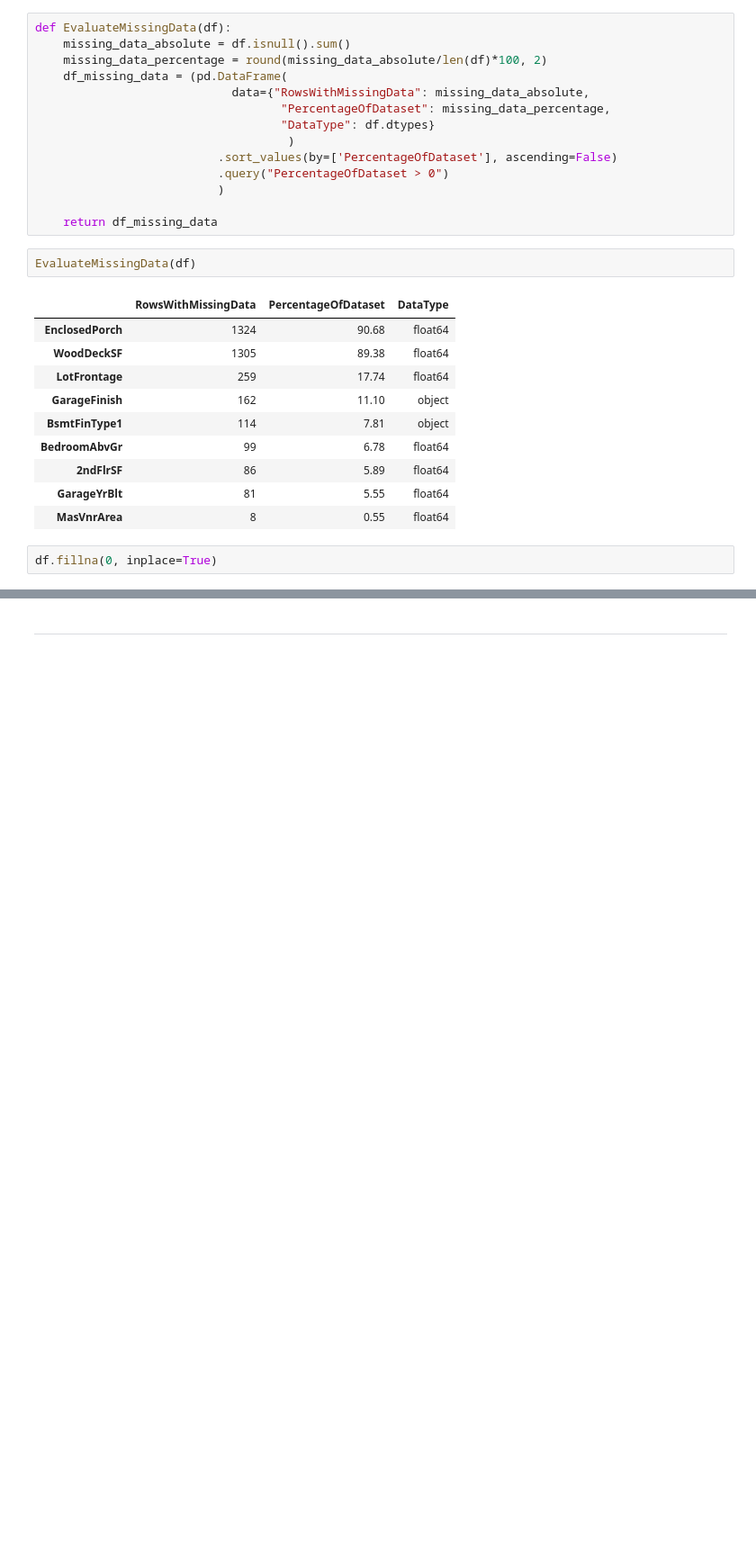
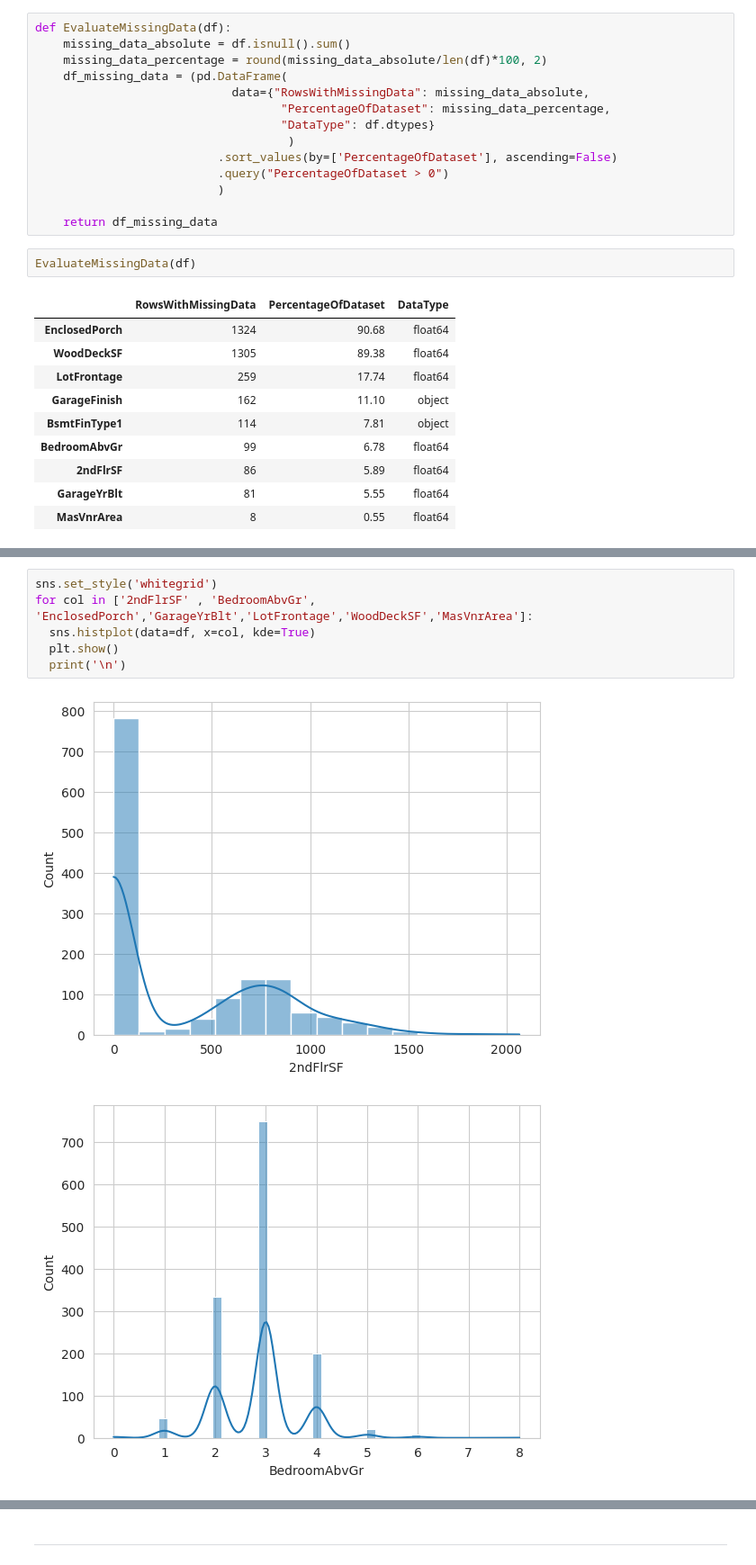
Before and after one commit to simonepietraroia/House-Sales, a Jupyter notebook: jupyter_notebooks/3 - DataCleaning.ipynb, the cells around one changed output, grey strips where cells are left out. Shown at 90% size. Saved outputs shown, nothing was run; the diff lists cells and outputs as text; blank space fills up the shorter version.

```diff
--- a/jupyter_notebooks/3 - DataCleaning.ipynb
+++ b/jupyter_notebooks/3 - DataCleaning.ipynb
@@ -219,5 +219,3 @@ EvaluateMissingData(df)
 | 2ndFlrSF | 86 | 5.89 | float64 |
 | GarageYrBlt | 81 | 5.55 | float64 |
 | MasVnrArea | 8 | 0.55 | float64 |
-# %%
-df.fillna(0, inplace=True)
@@ -227,0 +242,9 @@ EvaluateMissingData(df)
+# %%
+sns.set_style('whitegrid')
+for col in ['2ndFlrSF' , 'BedroomAbvGr', 'EnclosedPorch','GarageYrBlt','LotFrontage','WoodDeckSF','MasVnrArea']:
+  sns.histplot(data=df, x=col, kde=True)
+  plt.show()
+  print('\n')
+# %% [output]
+[figure, added]
+[figure, added]
```
Also changed, not shown: parts of 23 cells of this notebook, 5 other files.
